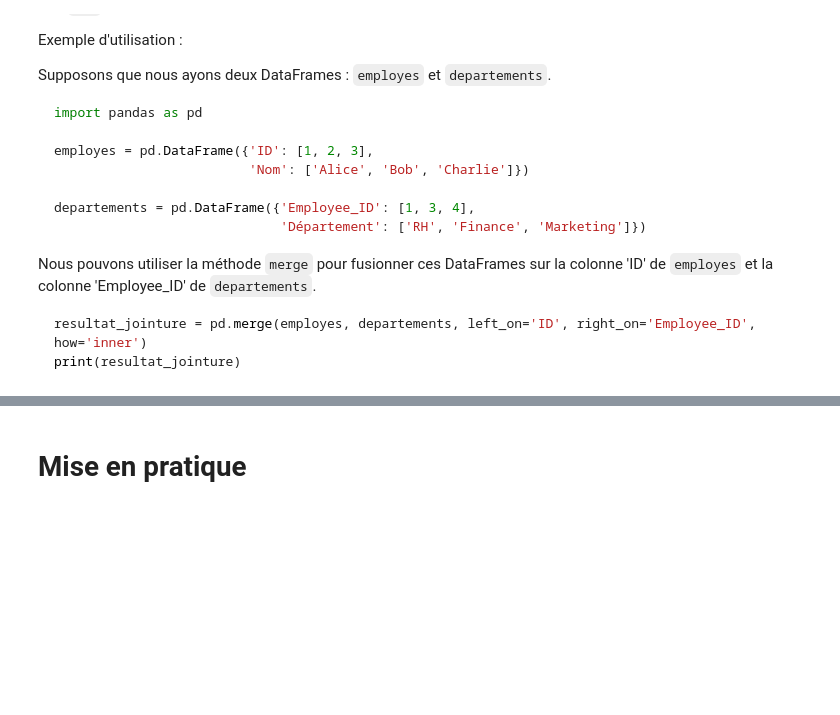
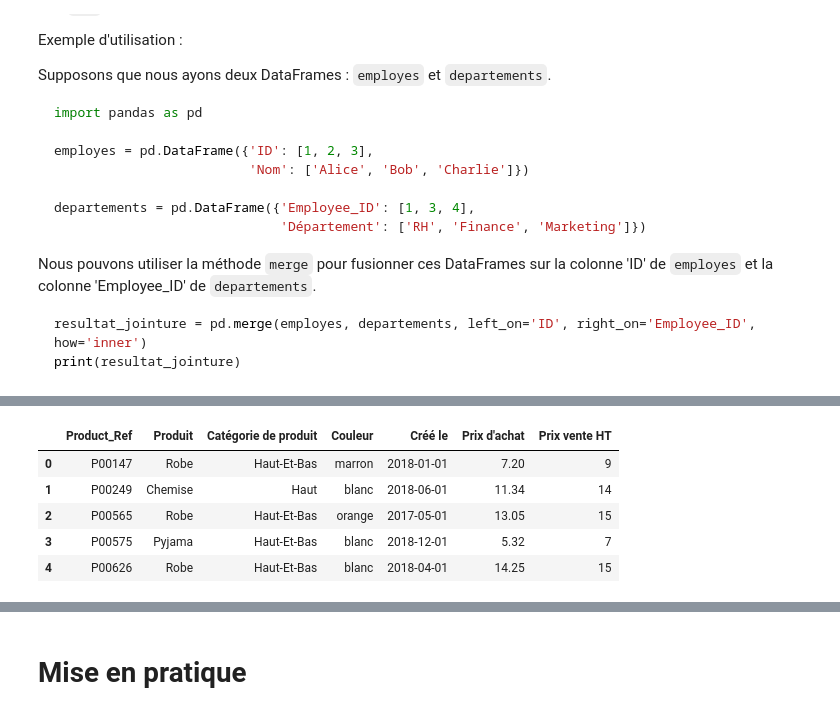
Before and after one commit to heretica/python_for_excel, a Jupyter notebook: s2_bases_pandas.ipynb, the cells around one changed output, grey strips where cells are left out. Cells and saved outputs as stored; diff of their text form; code cells hidden in the pictures; blank space fills up the shorter version.

```diff
--- a/s2_bases_pandas.ipynb
+++ b/s2_bases_pandas.ipynb
@@ -359,0 +442,10 @@ Working with aggregated statistics helps you understand your data, but nobody li
+# %%
+referentiel_produits = referentiel.iloc[:,7:14]
+referentiel_produits.head()
+# %% [output]
+|  | Product_Ref | Produit | Catégorie de produit | Couleur | Créé le | Prix d'achat | Prix vente HT |
+| 0 | P00147 | Robe | Haut-Et-Bas | marron | 2018-01-01 | 7.20 | 9 |
+| 1 | P00249 | Chemise | Haut | blanc | 2018-06-01 | 11.34 | 14 |
+| 2 | P00565 | Robe | Haut-Et-Bas | orange | 2017-05-01 | 13.05 | 15 |
+| 3 | P00575 | Pyjama | Haut-Et-Bas | blanc | 2018-12-01 | 5.32 | 7 |
+| 4 | P00626 | Robe | Haut-Et-Bas | blanc | 2018-04-01 | 14.25 | 15 |
```
Also changed, not shown: parts of 41 cells of this notebook.
